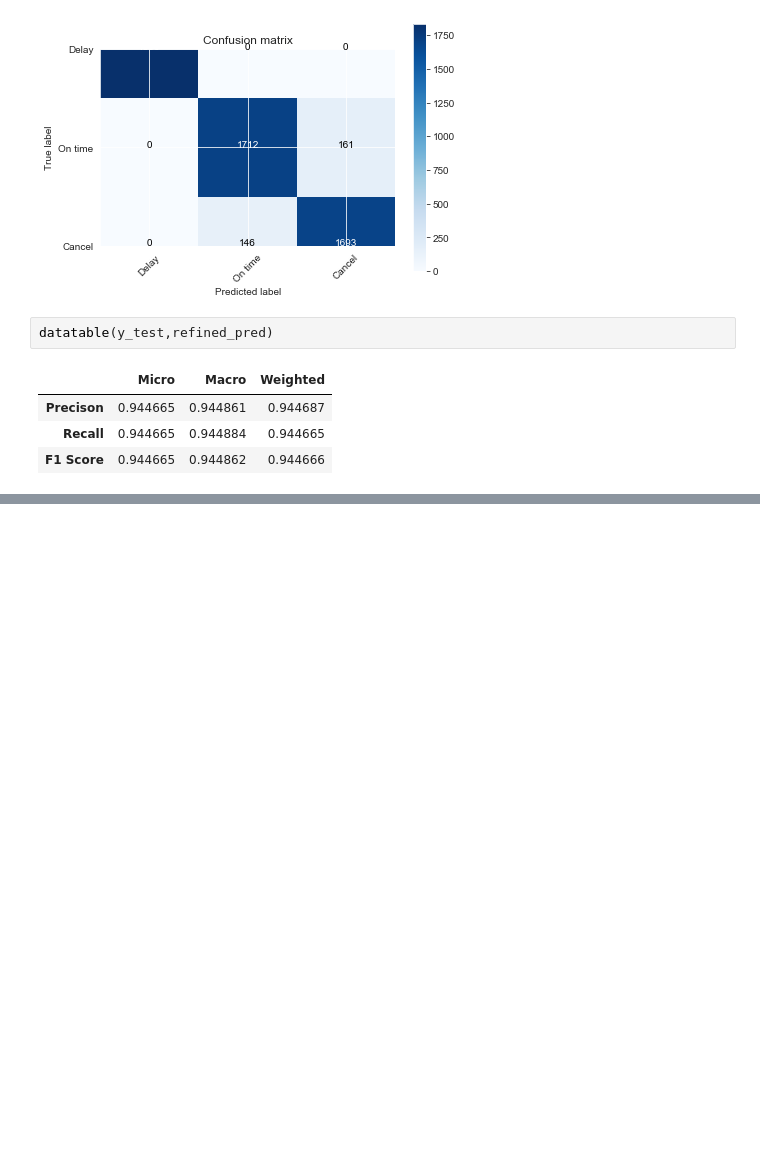
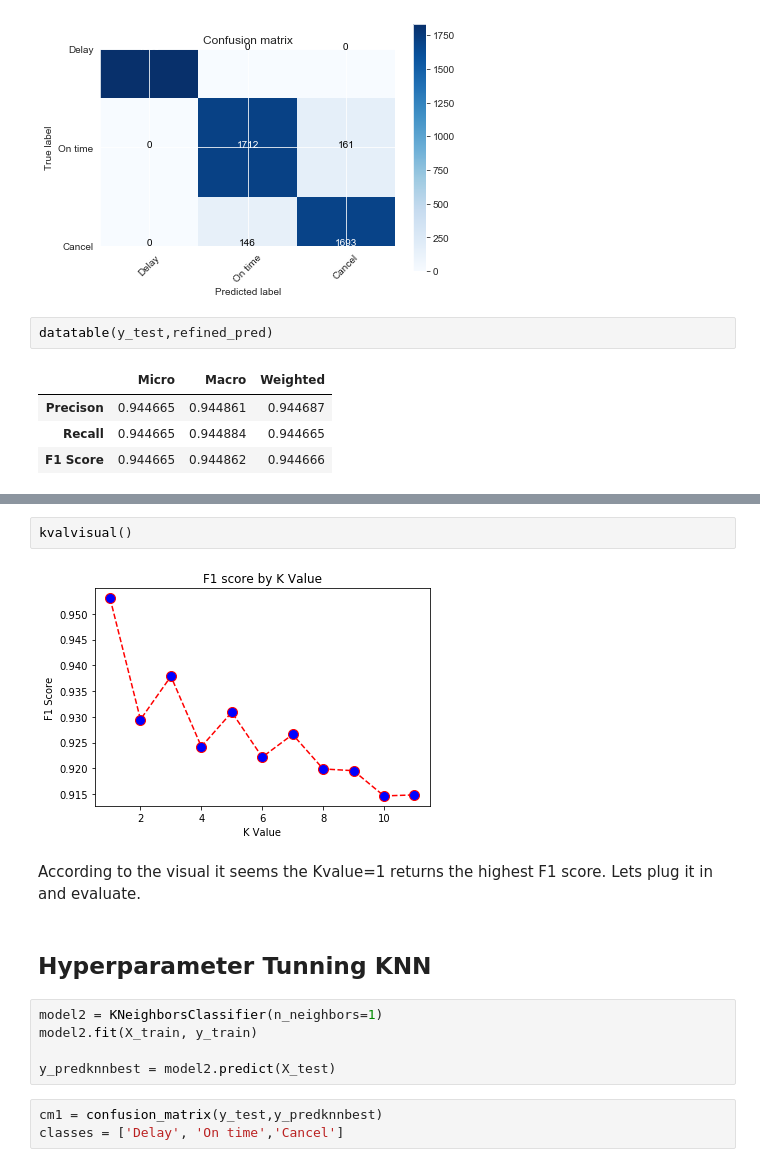
Before and after one commit to emilia329/Fly-High, a Jupyter notebook: JFKModel.ipynb, the cells around one changed output, grey strips where cells are left out. Saved outputs shown, nothing was run; the diff lists cells and outputs as text; blank space fills up the shorter version.

```diff
--- a/JFKModel.ipynb
+++ b/JFKModel.ipynb
@@ -323,0 +365,16 @@ After tuning the model, it does improve to an F1 Score of .94 which is better th
+# %%
+kvalvisual()
+# %% [output]
+[figure, added]
+# %% [markdown]
+According to the visual it seems the Kvalue=1 returns the highest F1 score. Lets plug it in and evaluate.
+# %% [markdown]
+## Hyperparameter Tunning KNN
+# %%
+model2 = KNeighborsClassifier(n_neighbors=1)
+model2.fit(X_train, y_train)
+
+y_predknnbest = model2.predict(X_test)
+# %%
+cm1 = confusion_matrix(y_test,y_predknnbest)
+classes = ['Delay', 'On time','Cancel']
```
Also changed, not shown: parts of 23 cells of this notebook.
